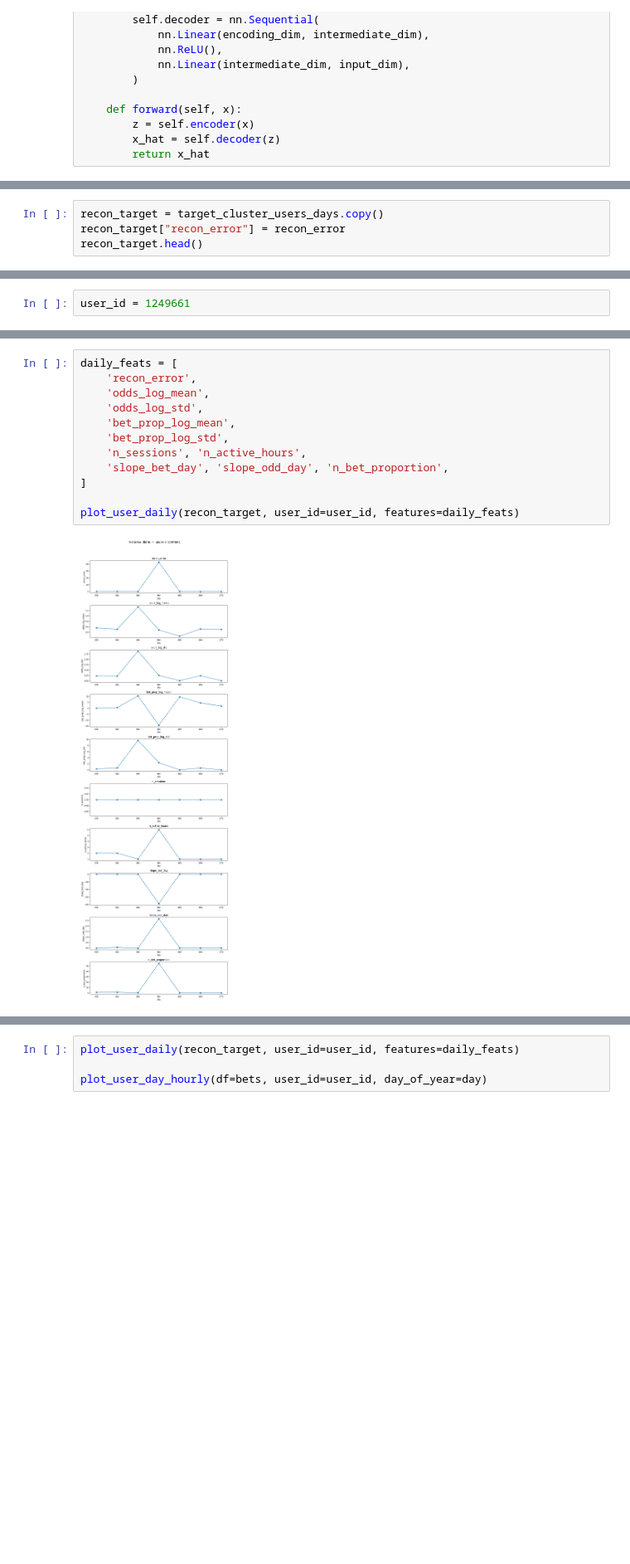
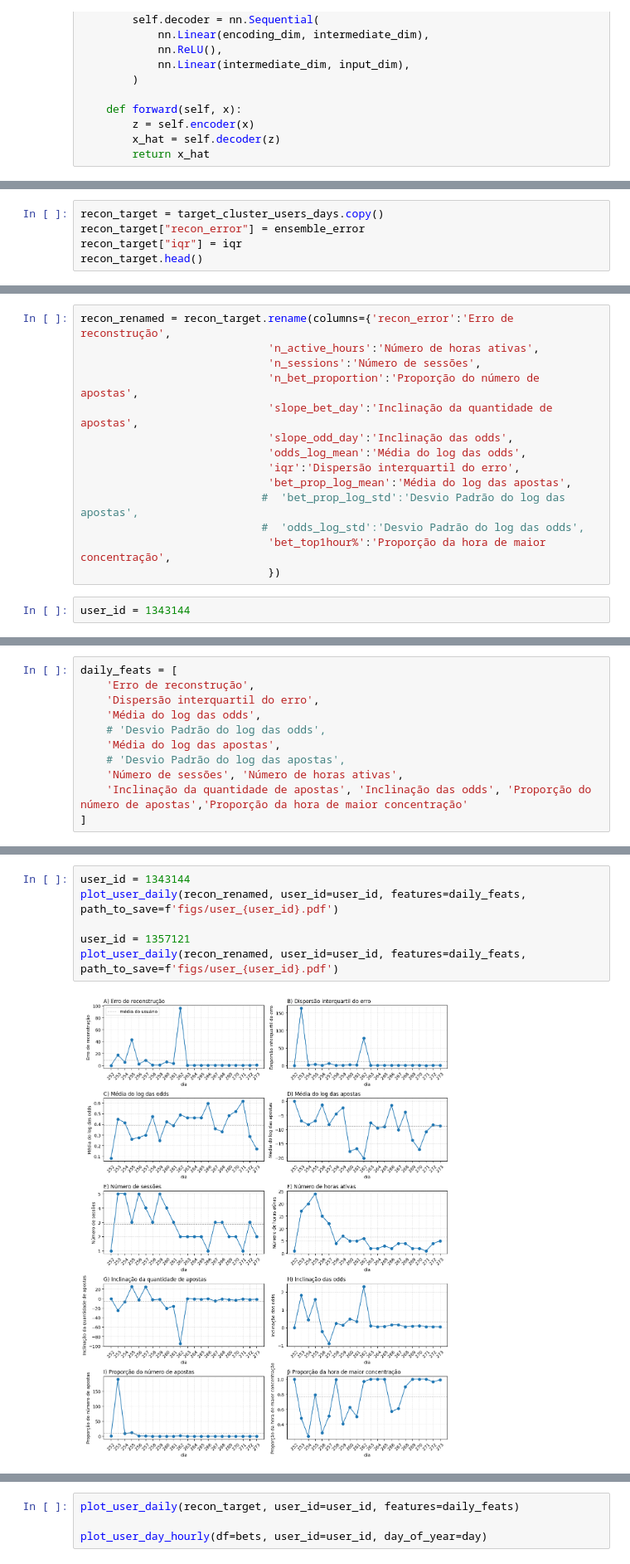
Before and after one commit to KndHvH/igaming-behavioral-deviation-detection, a Jupyter notebook: model/autoencoder.ipynb, the cells around one changed output, grey strips where cells are left out. Shown at 83% size. Saved outputs shown, nothing was run; the diff lists cells and outputs as text; blank space fills up the shorter version.

```diff
--- a/model/autoencoder.ipynb
+++ b/model/autoencoder.ipynb
@@ -177,6 +212,7 @@ array([0.14484813, 0.41959758, 0.60715798, 0.75173723, 1.31390495])
 # %%
 recon_target = target_cluster_users_days.copy()
-recon_target["recon_error"] = recon_error
+recon_target["recon_error"] = ensemble_error
+recon_target["iqr"] = iqr
 recon_target.head()
 # %% [output]
 |  | user_id | day_of_year | odds_log_mean | odds_log_std | bet_prop_log_mean | bet_prop_log_std | n_sessions | ... |
@@ -208,2 +256,16 @@ user_errors[(user_errors['mean']>0) & (user_errors['count']>1)].sort_values('mea
+# %%
+recon_renamed = recon_target.rename(columns={'recon_error':'Erro de reconstrução',
+                             'n_active_hours':'Número de horas ativas',
+                             'n_sessions':'Número de sessões',
+                             'n_bet_proportion':'Proporção do número de apostas',
+                             'slope_bet_day':'Inclinação da quantidade de apostas',
+                             'slope_odd_day':'Inclinação das odds',
+                             'odds_log_mean':'Média do log das odds',
+                             'iqr':'Dispersão interquartil do erro',
+                             'bet_prop_log_mean':'Média do log das apostas',
+                            #  'bet_prop_log_std':'Desvio Padrão do log das apostas',
+                            #  'odds_log_std':'Desvio Padrão do log das odds',
+                             'bet_top1hour%':'Proporção da hora de maior concentração',
+                             })
 # %%
-user_id = 1249661
+user_id = 1343144
@@ -220,0 +272,11 @@ recon_target[recon_target['user_id'] == user_id]
+# %%
+daily_feats = [
+    'Erro de reconstrução',
+    'Dispersão interquartil do erro',
+    'Média do log das odds',
+    # 'Desvio Padrão do log das odds',
+    'Média do log das apostas',
+    # 'Desvio Padrão do log das apostas',
+    'Número de sessões', 'Número de horas ativas',
+    'Inclinação da quantidade de apostas', 'Inclinação das odds', 'Proporção do número de apostas','Proporção da hora de maior concentração'
+]
@@ -221,14 +382,8 @@ recon_target[recon_target['user_id'] == user_id]
 # %%
-daily_feats = [
-    'recon_error',
-    'odds_log_mean',
-    'odds_log_std',
-    'bet_prop_log_mean',
-    'bet_prop_log_std',
-    'n_sessions', 'n_active_hours',
-    'slope_bet_day', 'slope_odd_day', 'n_bet_proportion',
-]
+user_id = 1343144
+plot_user_daily(recon_renamed, user_id=user_id, features=daily_feats, path_to_save=f'figs/user_{user_id}.pdf')
 
-plot_user_daily(recon_target, user_id=user_id, features=daily_feats)
+user_id = 1357121
+plot_user_daily(recon_renamed, user_id=user_id, features=daily_feats, path_to_save=f'figs/user_{user_id}.pdf')
 # %% [output]
-[figure, old version]
+[figure, new version]
```
Also changed, not shown: parts of 46 cells of this notebook, 11 other files.
